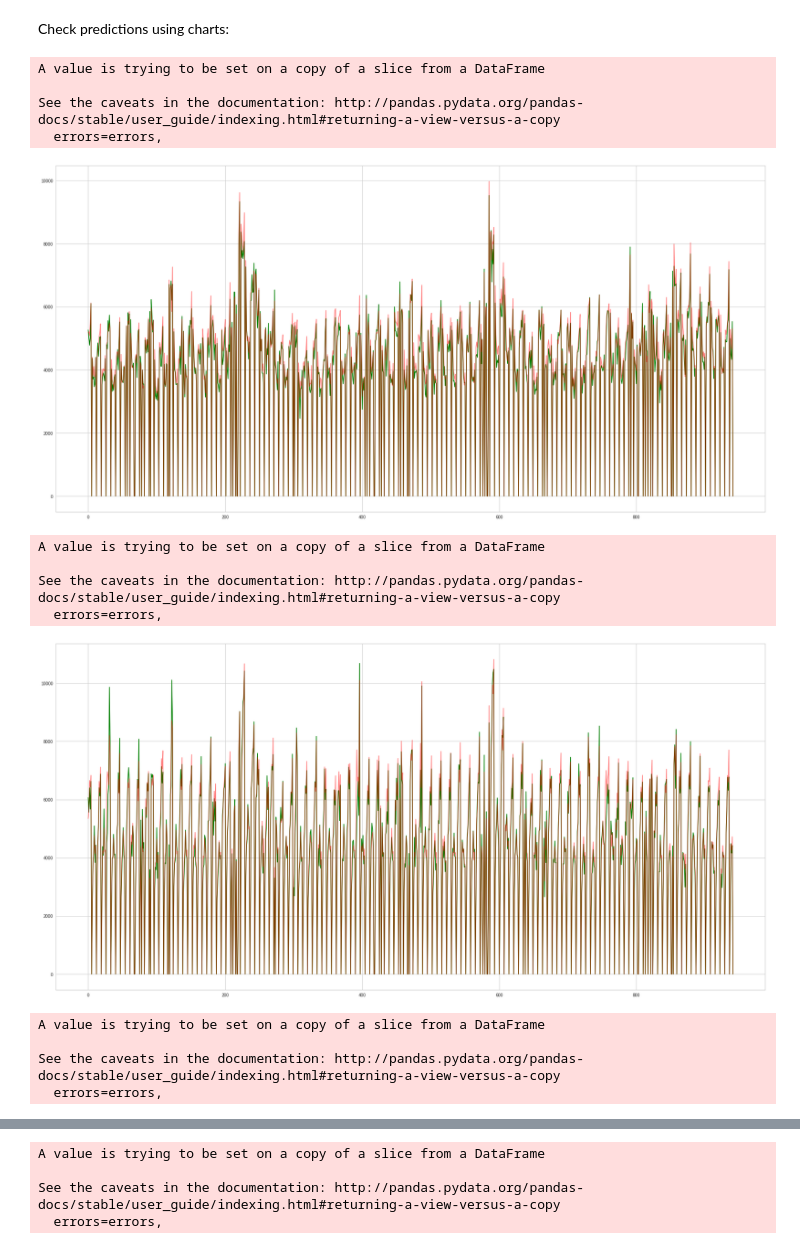
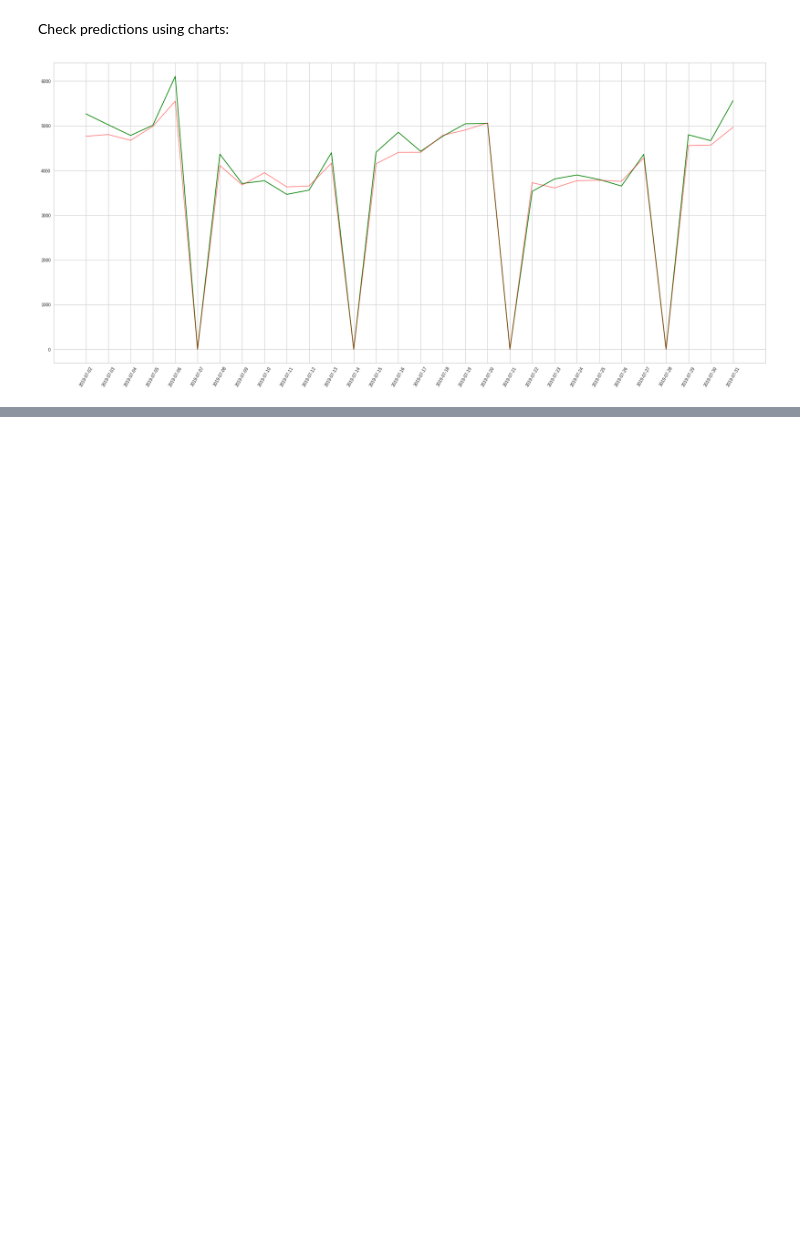
Before and after one commit to kirillzyusko/stock-predictions, a Jupyter notebook: lab.ipynb, the cells around one changed output, grey strips where cells are left out. Cells and saved outputs as stored; diff of their text form; code cells hidden in the pictures; blank space fills up the shorter version.

Commit message:
[SP-20] - almost final model

```diff
--- a/lab.ipynb
+++ b/lab.ipynb
@@ -118,19 +118,20 @@ def get_data():
     df = inner_join(df, store, 'Store')
     #df = one_hot(df, 'StoreType')
     #df = one_hot(df, 'Assortment')
-    df = one_hot(df, 'K')
-    #df = one_hot(df, 'Store')
+    #df = one_hot(df, 'K')
+    df = one_hot(df, 'Store')
     # df = lags(df, [1,2,3,4,5,6,7,8,9,10,11,12,13,14], 'Sales')
 
     df.drop([
         'StateHoliday',
         'SchoolHoliday',
         'Date',
-        'Store',
+        'K',
+        #'Store',
         #'Customers',
     ], axis=1, inplace=True)
 
-    # df = where_equal(df, 'Store', 1)
+    # df = where_equal(df, 'Store_1', 1)
     # print(list(df))
 
     return df
@@ -160,7 +161,7 @@ X = data
 scaler = StandardScaler()
 standardized_data = scaler.fit_transform(X)
 
-X_train, X_test, y_train, y_test = train_test_split(standardized_data, y, test_size=0.25, random_state=42)
+X_train, X_test, y_train, y_test = train_test_split(standardized_data, y, test_size=0.10, random_state=42)
 
 length, features = X_train.shape
 
@@ -218,39 +219,33 @@ Epoch 10/10
 Check predictions using charts:
 # %%
 import matplotlib.pyplot as plt
-plt.rcParams['figure.figsize'] = [30, 15]
+import datetime
+plt.rcParams['figure.figsize'] = [30, 13]
 
 data = get_data()
 
 def draw_chart(id=1):
-    y_vis = data[data[f'Store'] == id]['Sales']
-    X_vis = data[data[f'Store'] == id]
+    y_vis = data[data[f'Store_{id}'] == id]['Sales'][0:30]
+    X_vis = data[data[f'Store_{id}'] == id][0:30]
 
     X_vis.drop(['Sales'], axis=1, inplace=True)
 
     X_vis = scaler.transform(X_vis)
 
-    plt.plot(range(len(y_vis)), y_vis, color='green')
-    plt.plot(range(len(y_vis)), model.predict(X_vis).flatten(), color='red', alpha=0.5)
+    dates = []
+    base = datetime.datetime.strptime('2019-07-31', '%Y-%m-%d')
+    date_list = list(reversed([(base - datetime.timedelta(days=x)).strftime('%Y-%m-%d') for x in range(len(y_vis))]))
+
+    plt.plot(date_list, y_vis, color='green')
+    plt.plot(date_list, model.predict(X_vis).flatten(), color='red', alpha=0.5)
+    locs, labels = plt.xticks()
+    plt.setp(labels, rotation=60)
     plt.show()
 
 draw_chart(1)
-draw_chart(2)
-draw_chart(3)
-draw_chart(4)
-draw_chart(5)
+#draw_chart(2)
+#draw_chart(3)
+#draw_chart(4)
+#draw_chart(5)
 # %% [output]
-A value is trying to be set on a copy of a slice from a DataFrame
-
-See the caveats in the documentation: http://pandas.pydata.org/pandas-docs/stable/user_guide/indexing.html#returning-a-view-versus-a-copy
-  errors=errors,
-[figure, old version]
+[figure, new version]
-A value is trying to be set on a copy of a slice from a DataFrame
-
-See the caveats in the documentation: http://pandas.pydata.org/pandas-docs/stable/user_guide/indexing.html#returning-a-view-versus-a-copy
-  errors=errors,
-[figure, removed]
-A value is trying to be set on a copy of a slice from a DataFrame
-
-See the caveats in the documentation: http://pandas.pydata.org/pandas-docs/stable/user_guide/indexing.html#returning-a-view-versus-a-copy
-  errors=errors,
@@ -258,4 +251,0 @@ See the caveats in the documentation: http://pandas.pydata.org/pandas-docs/stabl
-A value is trying to be set on a copy of a slice from a DataFrame
-
-See the caveats in the documentation: http://pandas.pydata.org/pandas-docs/stable/user_guide/indexing.html#returning-a-view-versus-a-copy
-  errors=errors,
```
Also changed, not shown: parts of 2 cells of this notebook.
